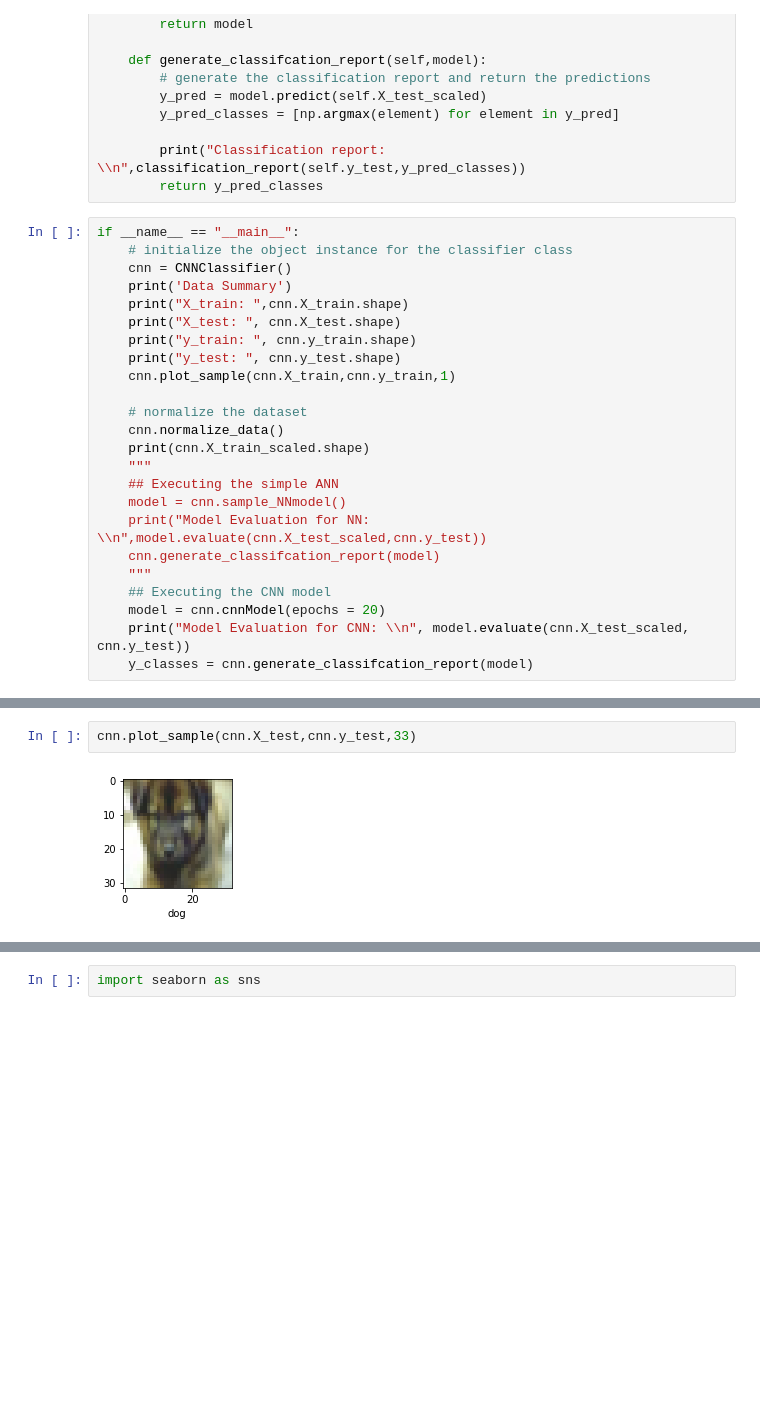
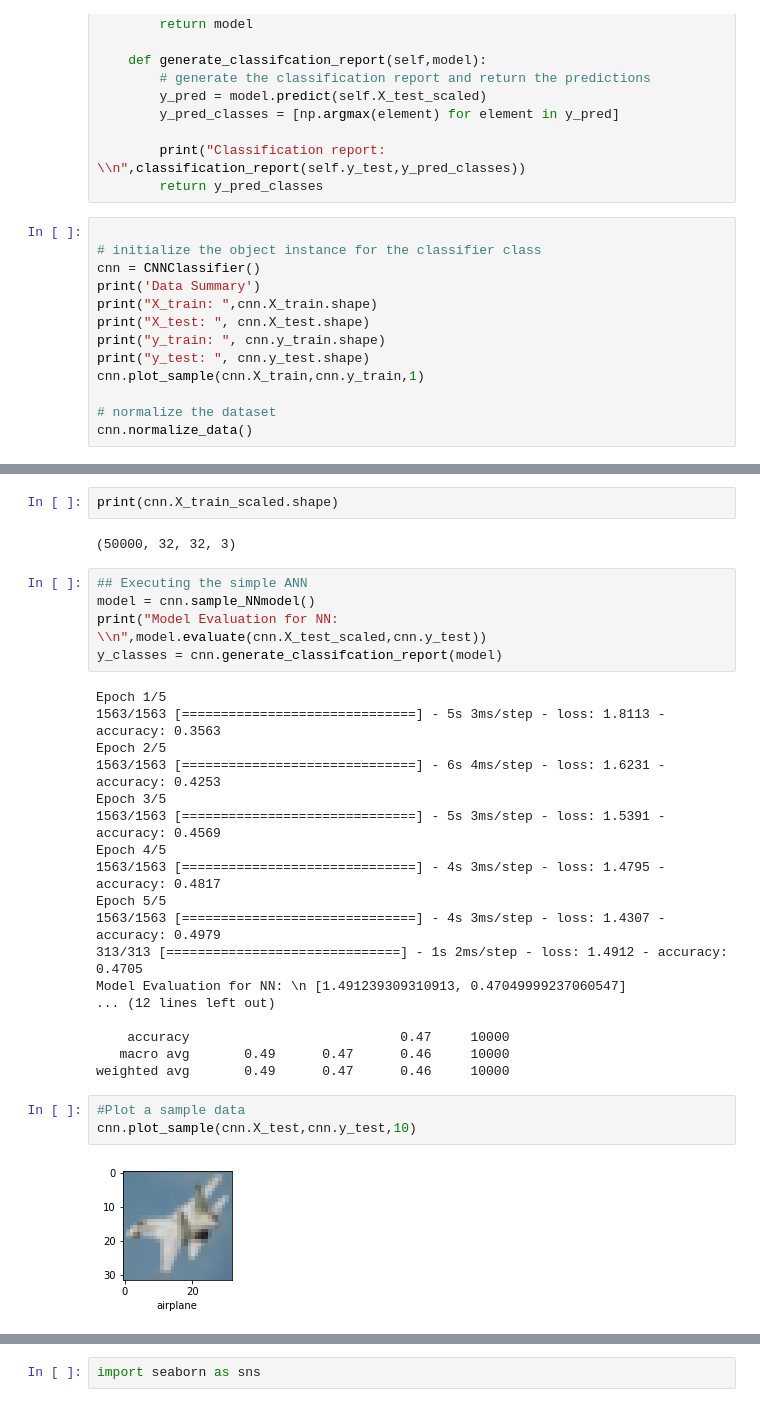
Before and after one commit to Kayalks/deep_learning, a Jupyter notebook: image_classification/cnn_cifar10_dataset.ipynb, the cells around one changed output, grey strips where cells are left out. Saved outputs shown, nothing was run; the diff lists cells and outputs as text; blank space fills up the shorter version.

```diff
--- a/image_classification/cnn_cifar10_dataset.ipynb
+++ b/image_classification/cnn_cifar10_dataset.ipynb
@@ -86,29 +86,18 @@ class CNNClassifier:
         print("Classification report: \\n",classification_report(self.y_test,y_pred_classes))
         return y_pred_classes
 # %%
-if __name__ == "__main__":
-    # initialize the object instance for the classifier class
-    cnn = CNNClassifier()
-    print('Data Summary')
-    print("X_train: ",cnn.X_train.shape)
-    print("X_test: ", cnn.X_test.shape)
-    print("y_train: ", cnn.y_train.shape)
-    print("y_test: ", cnn.y_test.shape)
-    cnn.plot_sample(cnn.X_train,cnn.y_train,1)
 
-    # normalize the dataset
-    cnn.normalize_data()
-    print(cnn.X_train_scaled.shape)
-    """
-    ## Executing the simple ANN
-    model = cnn.sample_NNmodel()
-    print("Model Evaluation for NN: \\n",model.evaluate(cnn.X_test_scaled,cnn.y_test))
-    cnn.generate_classifcation_report(model)
-    """
-    ## Executing the CNN model
-    model = cnn.cnnModel(epochs = 20)
-    print("Model Evaluation for CNN: \\n", model.evaluate(cnn.X_test_scaled, cnn.y_test))
-    y_classes = cnn.generate_classifcation_report(model)
+# initialize the object instance for the classifier class
+cnn = CNNClassifier()
+print('Data Summary')
+print("X_train: ",cnn.X_train.shape)
+print("X_test: ", cnn.X_test.shape)
+print("y_train: ", cnn.y_train.shape)
+print("y_test: ", cnn.y_test.shape)
+cnn.plot_sample(cnn.X_train,cnn.y_train,1)
+
+# normalize the dataset
+cnn.normalize_data()
 # %% [output]
 Data Summary
 X_train:  (50000, 32, 32, 3)
@@ -136,4 +108,32 @@ weighted avg       0.71      0.71      0.70     10000
+# %%
+print(cnn.X_train_scaled.shape)
+# %% [output]
+(50000, 32, 32, 3)
+# %%
+## Executing the simple ANN
+model = cnn.sample_NNmodel()
+print("Model Evaluation for NN: \\n",model.evaluate(cnn.X_test_scaled,cnn.y_test))
+y_classes = cnn.generate_classifcation_report(model)
+# %% [output]
+Epoch 1/5
+1563/1563 [==============================] - 5s 3ms/step - loss: 1.8113 - accuracy: 0.3563
+Epoch 2/5
+1563/1563 [==============================] - 6s 4ms/step - loss: 1.6231 - accuracy: 0.4253
+Epoch 3/5
+1563/1563 [==============================] - 5s 3ms/step - loss: 1.5391 - accuracy: 0.4569
+Epoch 4/5
+1563/1563 [==============================] - 4s 3ms/step - loss: 1.4795 - accuracy: 0.4817
+Epoch 5/5
+1563/1563 [==============================] - 4s 3ms/step - loss: 1.4307 - accuracy: 0.4979
+313/313 [==============================] - 1s 2ms/step - loss: 1.4912 - accuracy: 0.4705
+Model Evaluation for NN: \n [1.491239309310913, 0.47049999237060547]
+... (12 lines left out)
+
+    accuracy                           0.47     10000
+   macro avg       0.49      0.47      0.46     10000
+weighted avg       0.49      0.47      0.46     10000
 # %%
-cnn.plot_sample(cnn.X_test,cnn.y_test,33)
+#Plot a sample data
+cnn.plot_sample(cnn.X_test,cnn.y_test,10)
 # %% [output]
-[figure, old version]
+[figure, new version]
```
Also changed, not shown: parts of 12 cells of this notebook.
